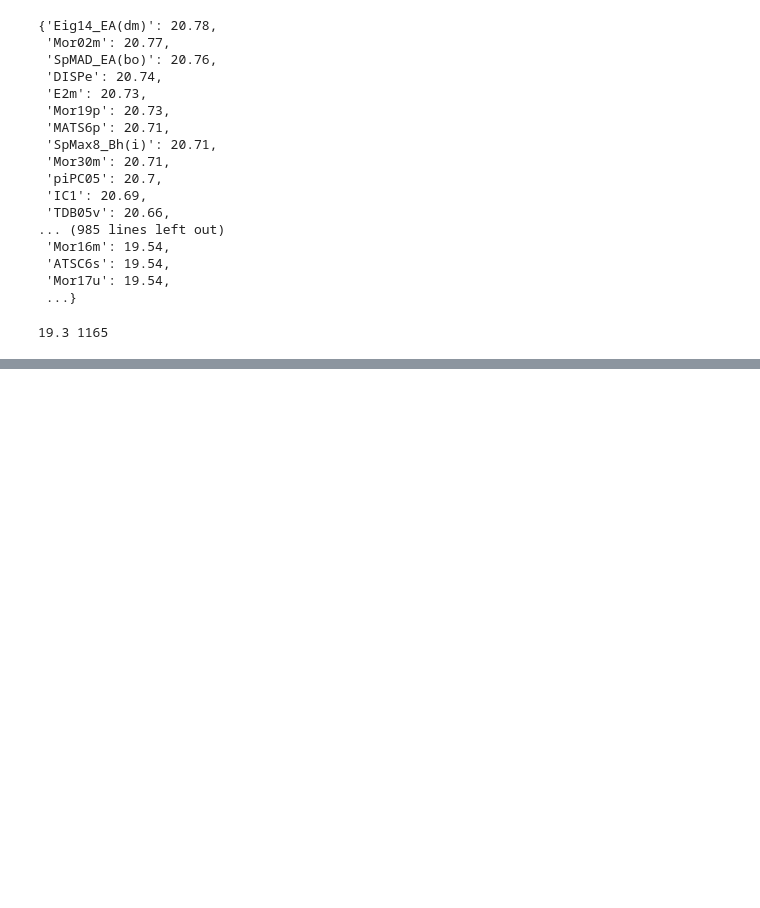
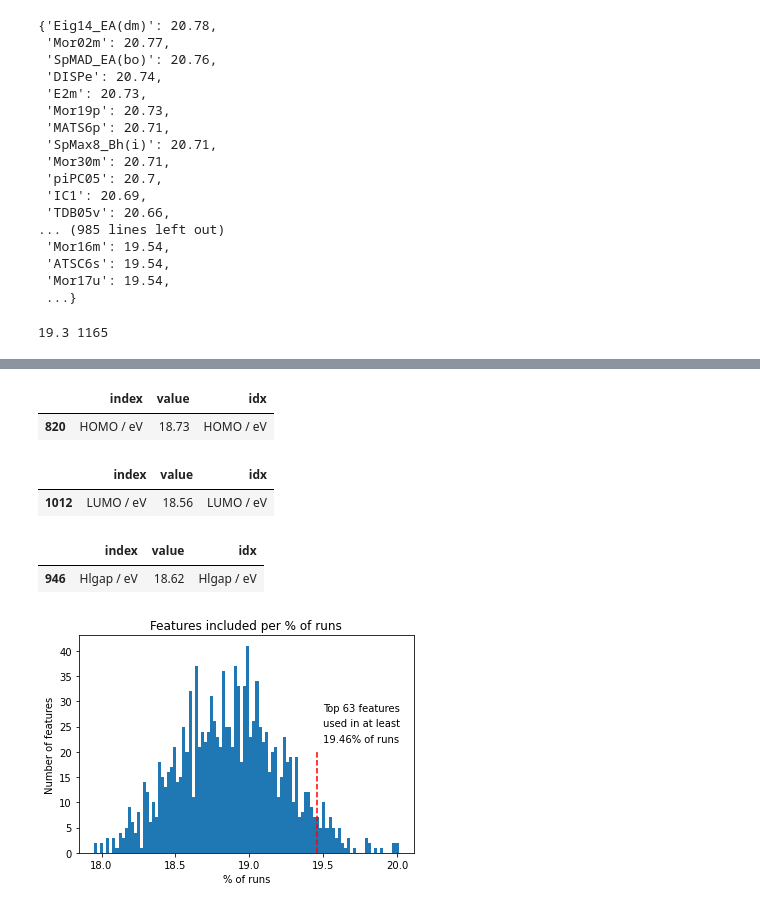
Before and after one commit to ElisabethJS/mg_corrosion, a Jupyter notebook: Code/Attribute importance analysis.ipynb, the cells around one changed output, grey strips where cells are left out. Saved outputs shown, nothing was run; the diff lists cells and outputs as text; code cells hidden in the pictures; blank space fills up the shorter version.

```diff
--- a/Code/Attribute importance analysis.ipynb
+++ b/Code/Attribute importance analysis.ipynb
@@ -156,0 +241,28 @@ rd_df[rd_df['idx']=='random']
+# %%
+rd_df[rd_df['idx']=='HOMO / eV']
+# %% [output]
+|  | index | value | idx |
+| 820 | HOMO / eV | 18.73 | HOMO / eV |
+# %%
+rd_df[rd_df['idx']=='LUMO / eV']
+# %% [output]
+|  | index | value | idx |
+| 1012 | LUMO / eV | 18.56 | LUMO / eV |
+# %%
+rd_df[rd_df['idx']=='Hlgap / eV']
+# %% [output]
+|  | index | value | idx |
+| 946 | Hlgap / eV | 18.62 | Hlgap / eV |
+# %%
+fig, ax = plt.subplots()
+rd_df.plot.hist(bins=100, ax=ax, legend=False)
+plt.xlabel('% of runs')
+plt.ylabel('Number of features')
+plt.title('Features included per % of runs')
+ax.plot([19.46, 19.46], [0, 20], 'r--')
+ax.text(19.5, 28, 'Top 63 features')
+ax.text(19.5, 25, 'used in at least')
+ax.text(19.5, 22, '19.46% of runs')
+plt.show()
+# %% [output]
+[figure, added]
```
Also changed, not shown: parts of 14 cells of this notebook, 4 other files.
